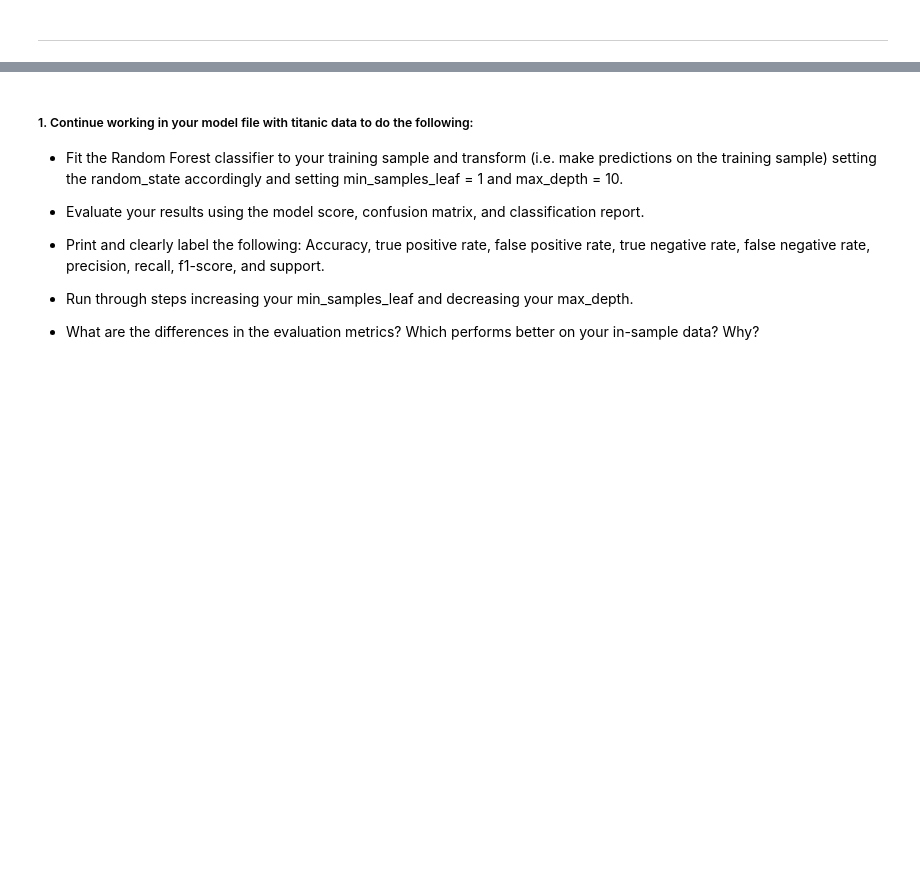
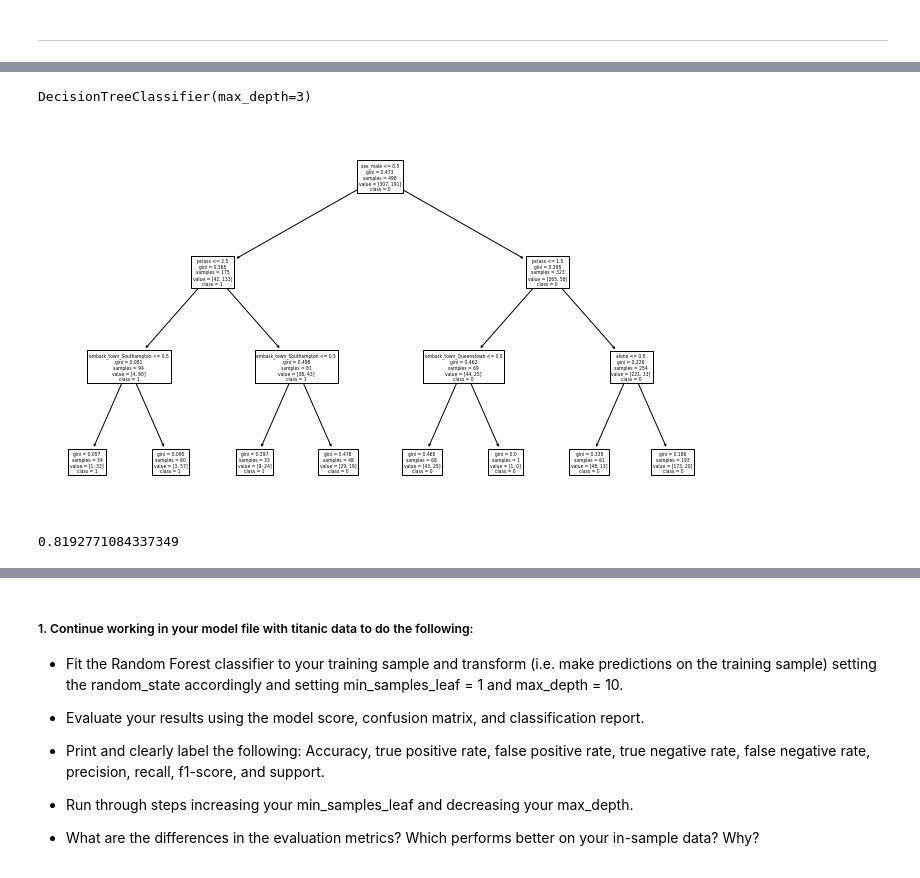
Before and after one commit to NSharick/classification-exercises, a Jupyter notebook: model.ipynb, the cells around one changed output, grey strips where cells are left out. Drawn from its saved outputs; the diff is of its cells as text; code cells hidden in the pictures; blank space fills up the shorter version.

```diff
--- a/model.ipynb
+++ b/model.ipynb
@@ -35,0 +333,5 @@ from acquire import get_titanic_data
+# %%
+#split the train set for x and y
+x_train = train[['pclass', 'sex_male', 'embark_town_Queenstown', 'embark_town_Southampton', 'alone']]
+y_train = train[['survived']]
+x_train.head()
@@ -35,0 +354,20 @@ from acquire import get_titanic_data
+# %%
+#create the decision tree classifier object
+tree = DecisionTreeClassifier(max_depth=3)
+# %%
+#train/fit the decision tree object
+tree.fit(x_train, y_train.survived)
+# %% [output]
+DecisionTreeClassifier(max_depth=3)
+# %%
+#visualize the decision tree
+plt.figure(figsize=(12, 7))
+plot_tree(tree, feature_names=x_train.columns, class_names=y_train.survived.astype(str))
+plt.show()
+# %% [output]
+[figure, added]
+# %%
+#model 3 - train score
+tree.score(x_train, y_train.survived)
+# %% [output]
+0.8192771084337349
```
Also changed, not shown: parts of 118 cells of this notebook.
